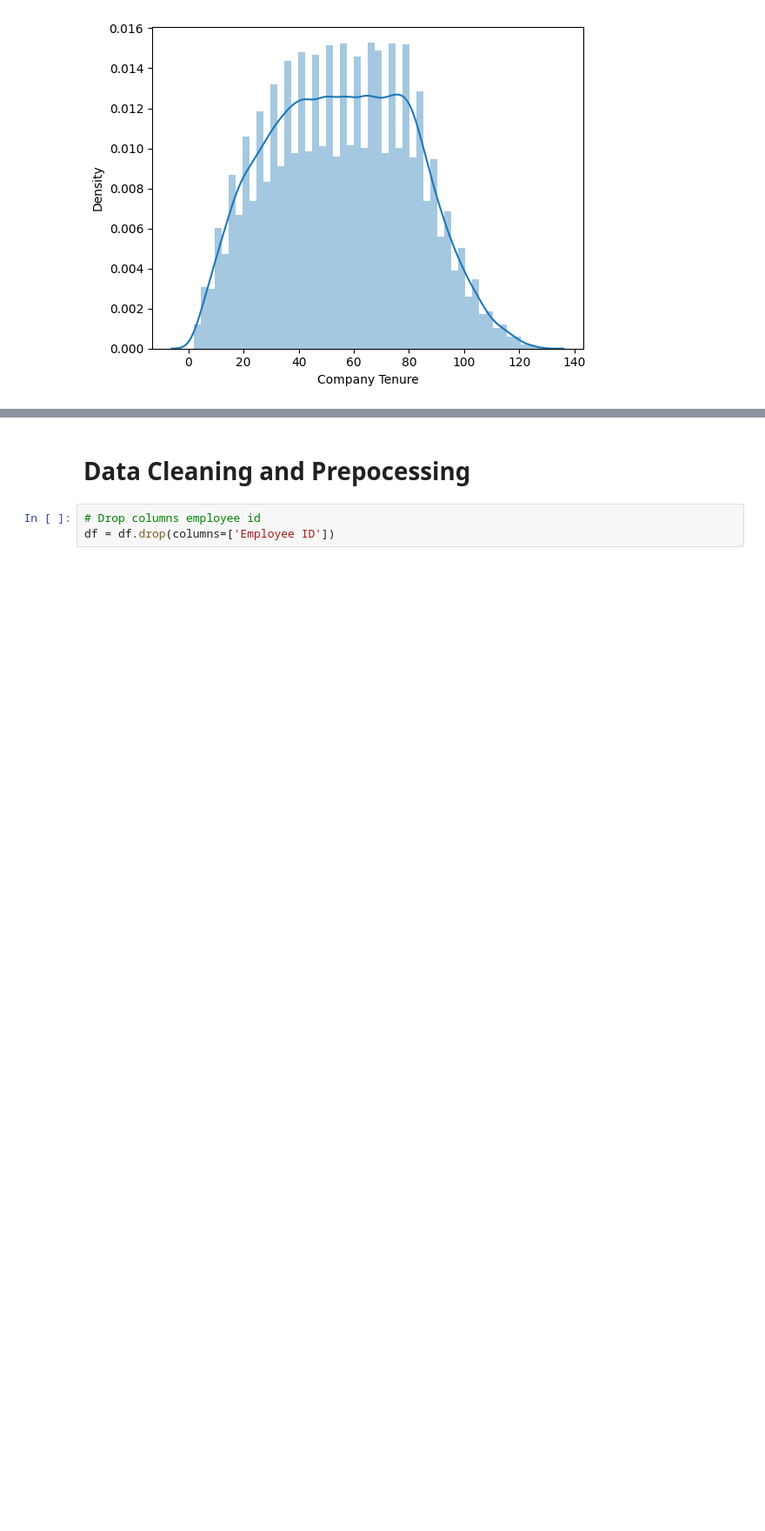
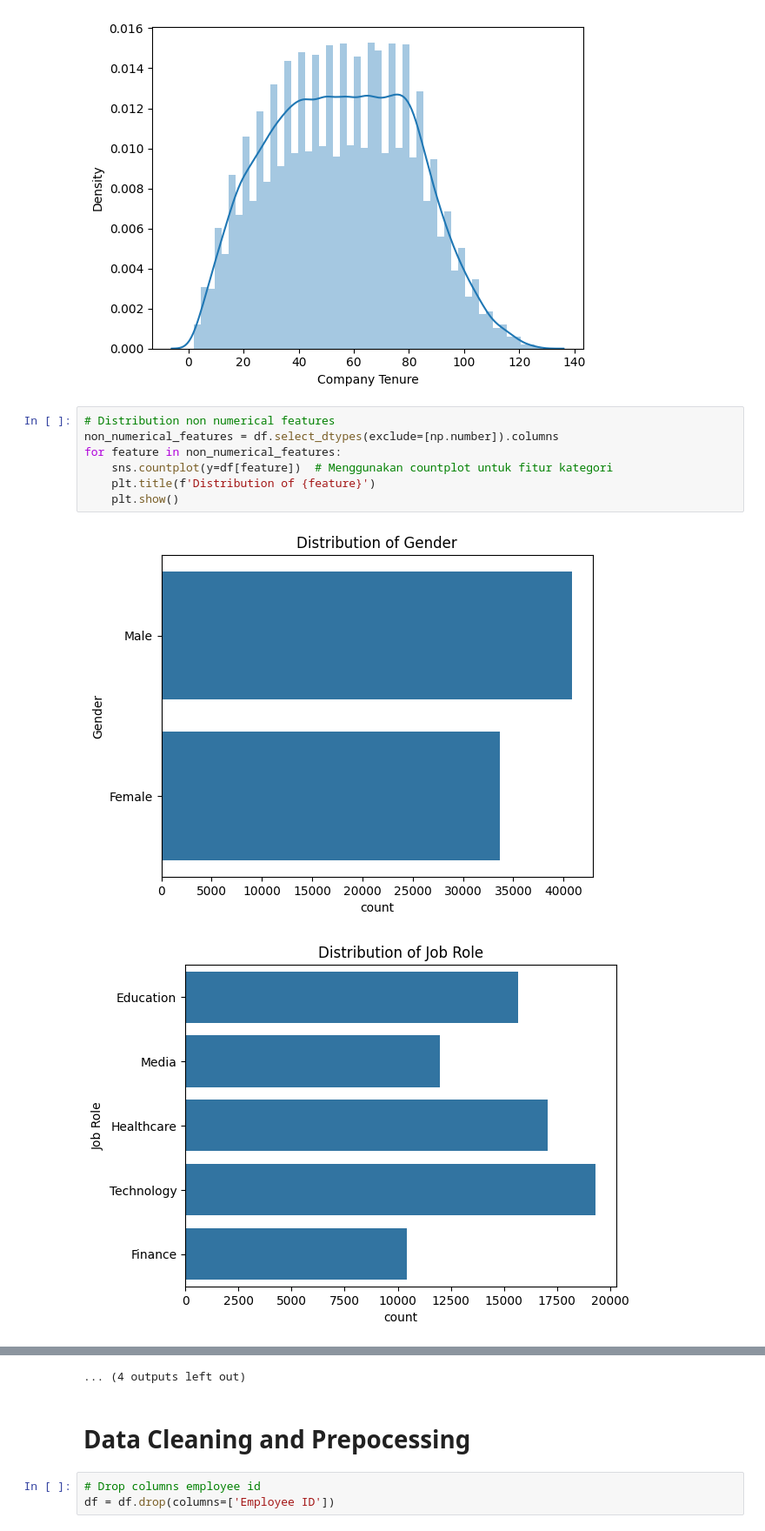
Before and after one commit to rifqimaruf/fp-pm-b, a Jupyter notebook: preprocessing.ipynb, the cells around one changed output, grey strips where cells are left out. Shown at 87% size. Saved outputs shown, nothing was run; the diff lists cells and outputs as text; blank space fills up the shorter version.

```diff
--- a/preprocessing.ipynb
+++ b/preprocessing.ipynb
@@ -170,3 +158,13 @@ for feature in numerical_features:
 [figure]
 [figure]
 [figure]
+# %%
+# Distribution non numerical features
+non_numerical_features = df.select_dtypes(exclude=[np.number]).columns
+for feature in non_numerical_features:
+    sns.countplot(y=df[feature])  # Menggunakan countplot untuk fitur kategori
+    plt.title(f'Distribution of {feature}')
+    plt.show()
+# %% [output]
+[figure, added]
+[figure, added]
@@ -173,3 +181,4 @@ for feature in numerical_features:
+... (4 outputs left out)
 # %% [markdown]
 # Data Cleaning and Prepocessing
 # %%
```
Also changed, not shown: parts of 15 cells of this notebook, 1 other file.
